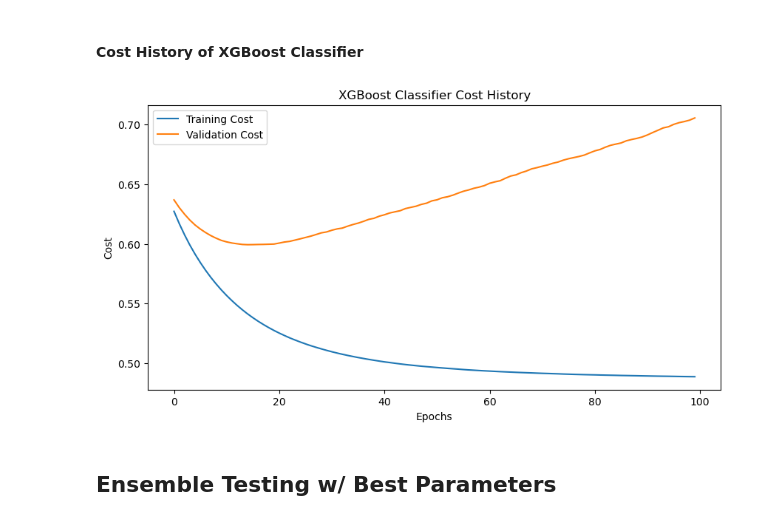
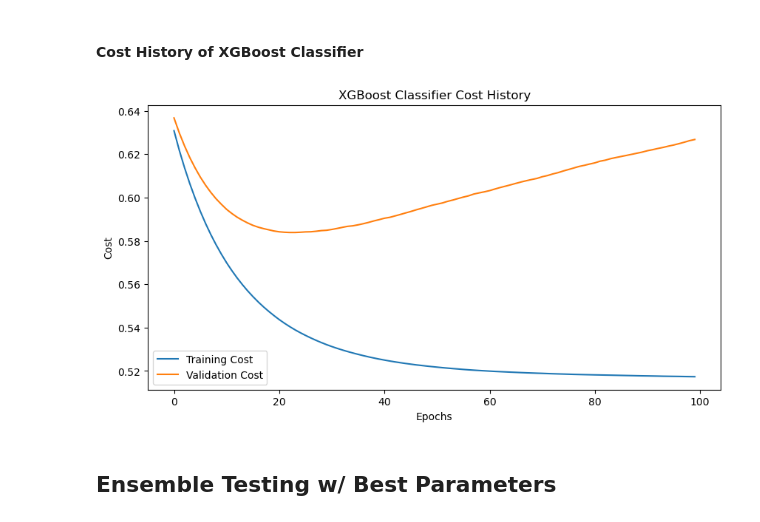
Before and after one commit to bbelandr/MachineLearningProject, a Jupyter notebook: pipeline-2.ipynb, the cells around one changed output. Drawn from its saved outputs; the diff is of its cells as text; code cells hidden in the pictures.

```diff
--- a/pipeline-2.ipynb
+++ b/pipeline-2.ipynb
@@ -96,8 +97,8 @@ train_file = "./Data/final_train_data.parquet"
 val_file = "./Data/final_val_data.parquet"
 # train_file = os.path.join(kaggle_dir, 'final_train_data.parquet')
 # val_file = os.path.join(kaggle_dir, 'final_val_data.parquet')
-train_df = read_in_data(train_file, num_students=1000)
-val_df = read_in_data(val_file, num_students=200)
+train_df = read_in_data(train_file, num_students=2000)
+val_df = read_in_data(val_file, num_students=500)
 
 acc_per_question = train_df.groupby('question_id')['correct'].mean()
 train_df['question_acc'] = train_df['question_id'].map(acc_per_question)
@@ -225,4 +229,26 @@ Designed by Ben Belandres
 # %%
+full_train = pl.read_parquet(train_file).to_pandas()
+full_val = pl.read_parquet(val_file).to_pandas()
+
+acc_per_question = full_train.groupby('question_id')['correct'].mean()
+full_train['question_acc'] = full_train['question_id'].map(acc_per_question)
+full_val['question_acc'] = full_val['question_id'].map(acc_per_question)
+
+# Remove unnecessary columns and move 'correct' to the end
+full_train = full_train.drop(columns=['student_id', 'tags', 'timestamp', 'question_id', 'bundle_id', 'num_interactions'])
+full_val = full_val.drop(columns=['student_id', 'tags', 'timestamp', 'question_id', 'bundle_id', 'num_interactions'])
+#full_train.insert(len(train_df.columns)-1, 'correct', train_df.pop('correct'))
+#full_val.insert(len(val_df.columns)-1, 'correct', val_df.pop('correct'))
+
+
+full_y_train = full_train['correct'].fillna(0)
+full_X_train = full_train.drop(columns=['correct'])
+full_X_train = full_X_train.fillna(0)
+
+full_y_val = full_val['correct'].fillna(0)
+full_X_val = full_train.drop(columns=['correct'])
+full_X_val = full_X_val.fillna(0)
+
 norm_scaler = ColumnTransformer(
     transformers=[
         ('standard', StandardScaler(), ['elapsed_time', 'student_streak']),
@@ -231,7 +257,7 @@ norm_scaler = ColumnTransformer(
 )
 
 pipe = make_pipeline(norm_scaler, LogisticRegression(max_iter=1000, random_state=865))
-pipe.fit(X_train, y_train)
+pipe.fit(full_X_train, full_y_train)
 # %% [output]
 Pipeline(steps=[('columntransformer',
                  ColumnTransformer(remainder='passthrough',
@@ -490,19 +522,22 @@ Best Hyperparameters:
 #### Cost History of XGBoost Classifier
 # %%
 ## Testing Code for Cost History Graphs
-eval_set = [(X_train, y_train), (X_val, y_val)]
+X_train_trans = best_xgb_model.named_steps['columntransformer'].transform(X_train)
+X_val_trans = best_xgb_model.named_steps['columntransformer'].transform(X_val)
+eval_set = [(X_train_trans, y_train), (X_val_trans, y_val)]
+
 best_xgb_model.fit(
     X_train, y_train,
-    eval_set=eval_set,
-    verbose=False)
+    xgbclassifier__eval_set=eval_set,
+    xgbclassifier__verbose=False)
 
-results = best_xgb_model.evals_result()
+results = best_xgb_model.named_steps['xgbclassifier'].evals_result()
 xgb_train_loss = results['validation_0']['logloss']
 xgb_val_loss = results['validation_1']['logloss']
 boosting_rounds = range(len(xgb_train_loss))
 loss_curve('XGBoost Classifier Cost History', xgb_train_loss, xgb_val_loss, boosting_rounds)
 # %% [output]
-[figure, old version]
+[figure, new version]
 # %% [markdown]
 ## Ensemble Testing w/ Best Parameters
 # %%
```
Also changed, not shown: parts of 11 cells of this notebook.
